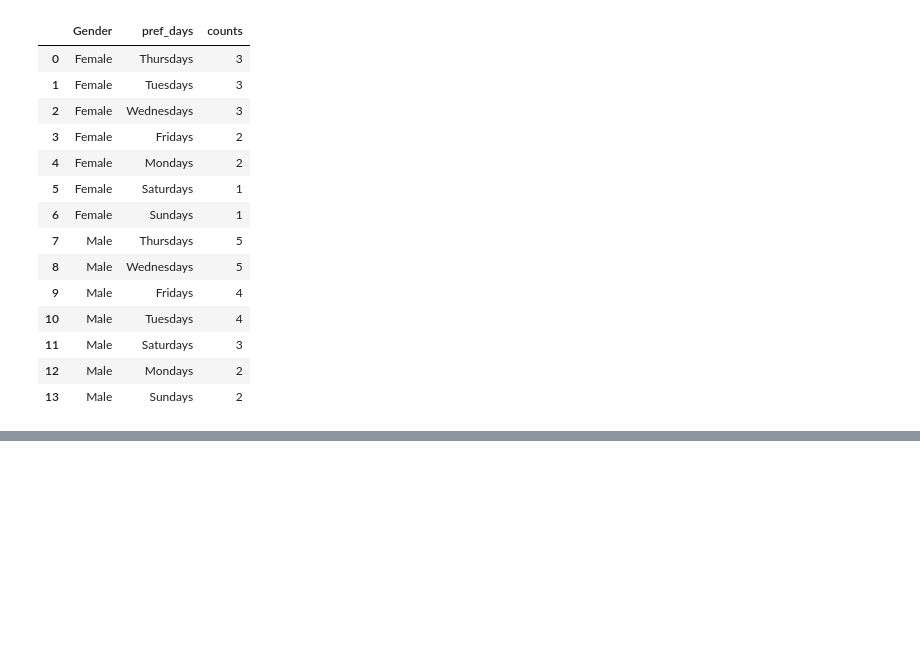
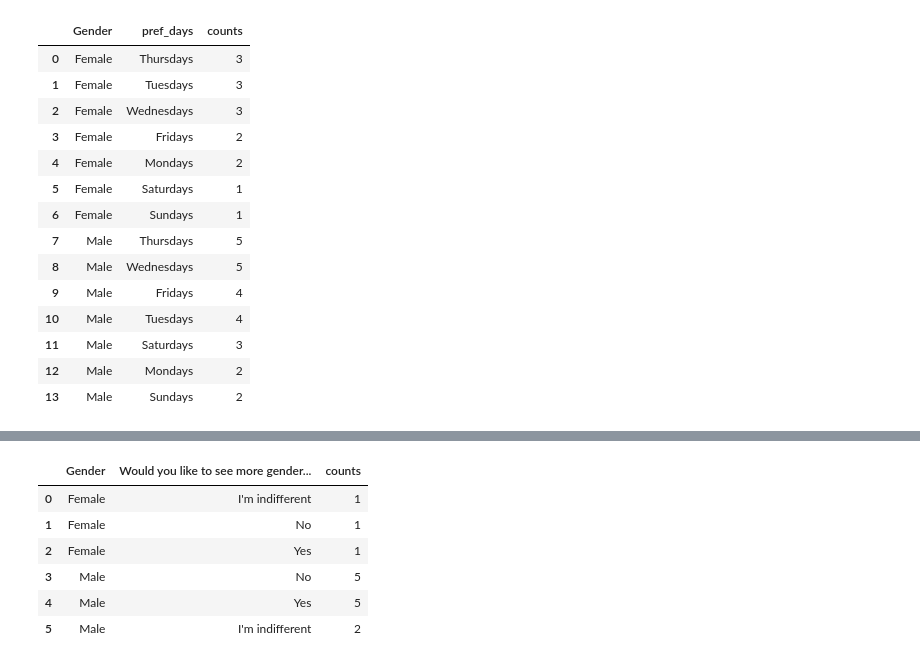
Before and after one commit to djibril968/Tribe_related_projects, a Jupyter notebook: spring_events_analytics.ipynb, the cells around one changed output, grey strips where cells are left out. Drawn from its saved outputs; the diff is of its cells as text; code cells hidden in the pictures; blank space fills up the shorter version.

```diff
--- a/spring_events_analytics.ipynb
+++ b/spring_events_analytics.ipynb
@@ -263,0 +305,13 @@ pref_event_day
+# %%
+#event type preferrence by gender
+event_type_pref = event_data.groupby('Gender')[
+    'Would you like to see more gender focused events (e.g. female entrepreneurship, including discussions with female founders and women in business)'].value_counts().reset_index(name = 'counts').sort_values(['Gender', 'counts'], ascending= [True, False])
+event_type_pref
+# %% [output]
+|  | Gender | Would you like to see more gender... | counts |
+| 0 | Female | I'm indifferent | 1 |
+| 1 | Female | No | 1 |
+| 2 | Female | Yes | 1 |
+| 3 | Male | No | 5 |
+| 4 | Male | Yes | 5 |
+| 5 | Male | I'm indifferent | 2 |
```
Also changed, not shown: parts of 2 cells of this notebook.
